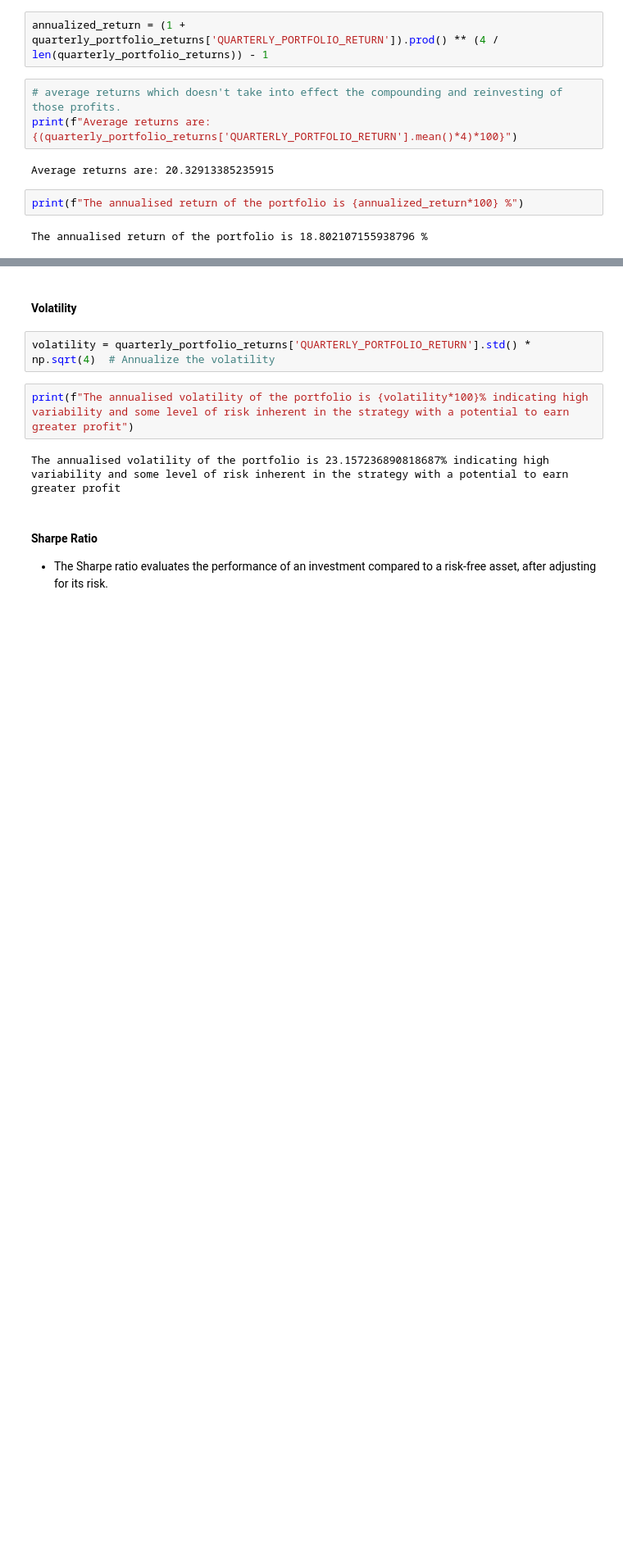
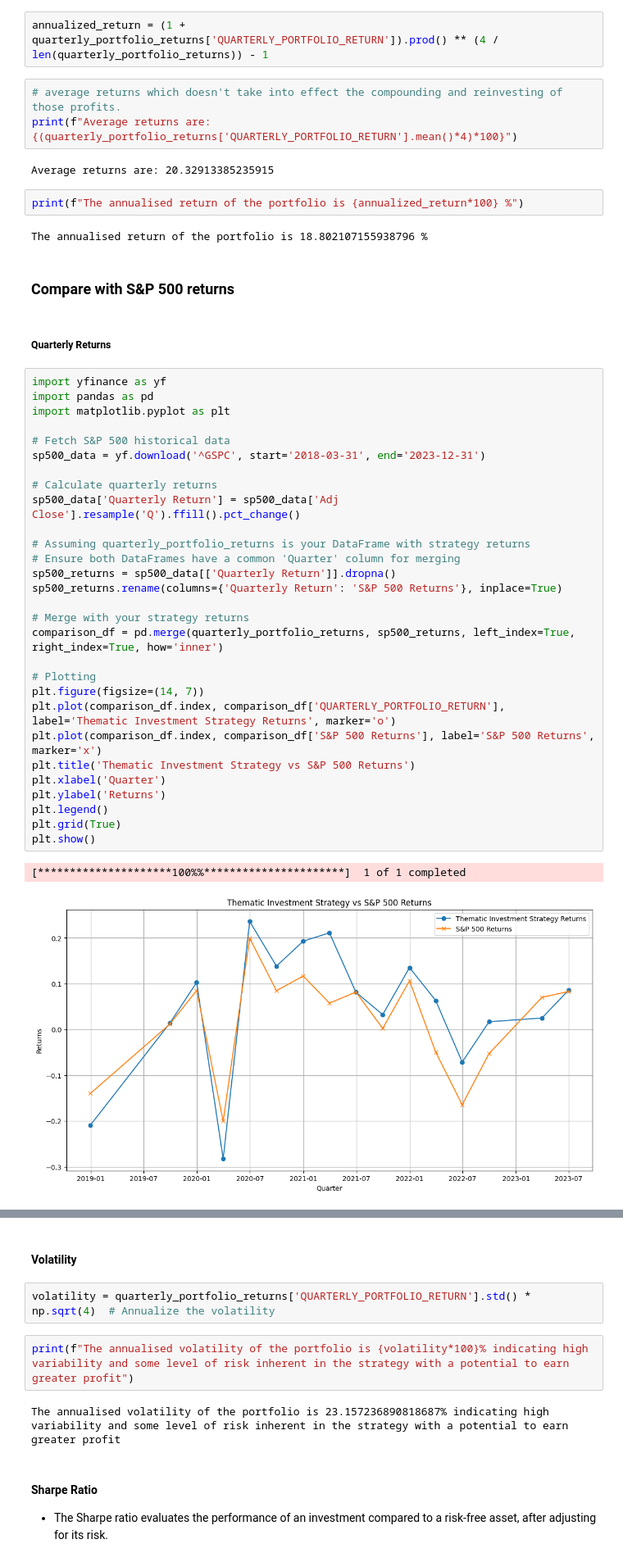
Before and after one commit to varunkhanna1993/theme_based_investing, a Jupyter notebook: thematic_investment.ipynb, the cells around one changed output, grey strips where cells are left out. Shown at 82% size. Cells and saved outputs as stored; diff of their text form; blank space fills up the shorter version.

Commit message:
added graphs

```diff
--- a/thematic_investment.ipynb
+++ b/thematic_investment.ipynb
@@ -172,3 +174,39 @@ Average returns are: 20.32913385235915
 print(f"The annualised return of the portfolio is {annualized_return*100} %")
 # %% [output]
 The annualised return of the portfolio is 18.802107155938796 %
+# %% [markdown]
+### Compare with S&P 500 returns
+# %% [markdown]
+##### Quarterly Returns
+# %%
+import yfinance as yf
+import pandas as pd
+import matplotlib.pyplot as plt
+
+# Fetch S&P 500 historical data
+sp500_data = yf.download('^GSPC', start='2018-03-31', end='2023-12-31')
+
+# Calculate quarterly returns
+sp500_data['Quarterly Return'] = sp500_data['Adj Close'].resample('Q').ffill().pct_change()
+
+# Assuming quarterly_portfolio_returns is your DataFrame with strategy returns
+# Ensure both DataFrames have a common 'Quarter' column for merging
+sp500_returns = sp500_data[['Quarterly Return']].dropna()
+sp500_returns.rename(columns={'Quarterly Return': 'S&P 500 Returns'}, inplace=True)
+
+# Merge with your strategy returns
+comparison_df = pd.merge(quarterly_portfolio_returns, sp500_returns, left_index=True, right_index=True, how='inner')
+
+# Plotting
+plt.figure(figsize=(14, 7))
+plt.plot(comparison_df.index, comparison_df['QUARTERLY_PORTFOLIO_RETURN'], label='Thematic Investment Strategy Returns', marker='o')
+plt.plot(comparison_df.index, comparison_df['S&P 500 Returns'], label='S&P 500 Returns', marker='x')
+plt.title('Thematic Investment Strategy vs S&P 500 Returns')
+plt.xlabel('Quarter')
+plt.ylabel('Returns')
+plt.legend()
+plt.grid(True)
+plt.show()
+# %% [output]
+[*********************100%%**********************]  1 of 1 completed
+[figure, added]
```
Also changed, not shown: parts of 7 cells of this notebook, 1 other file.
